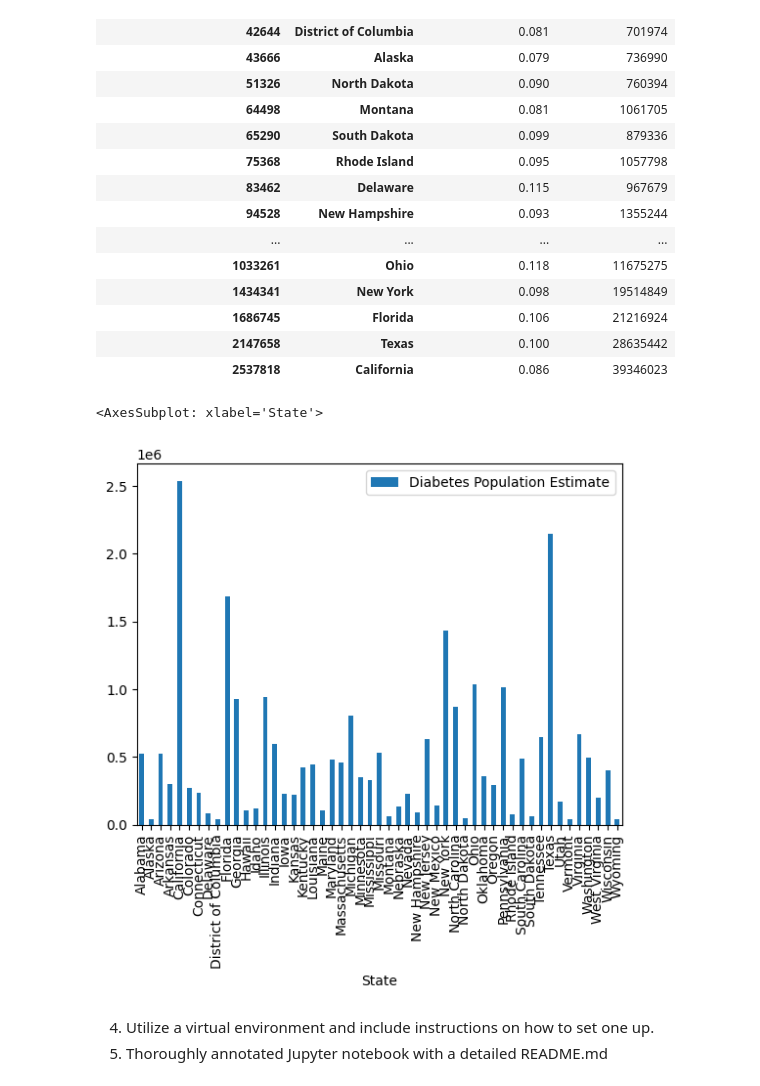
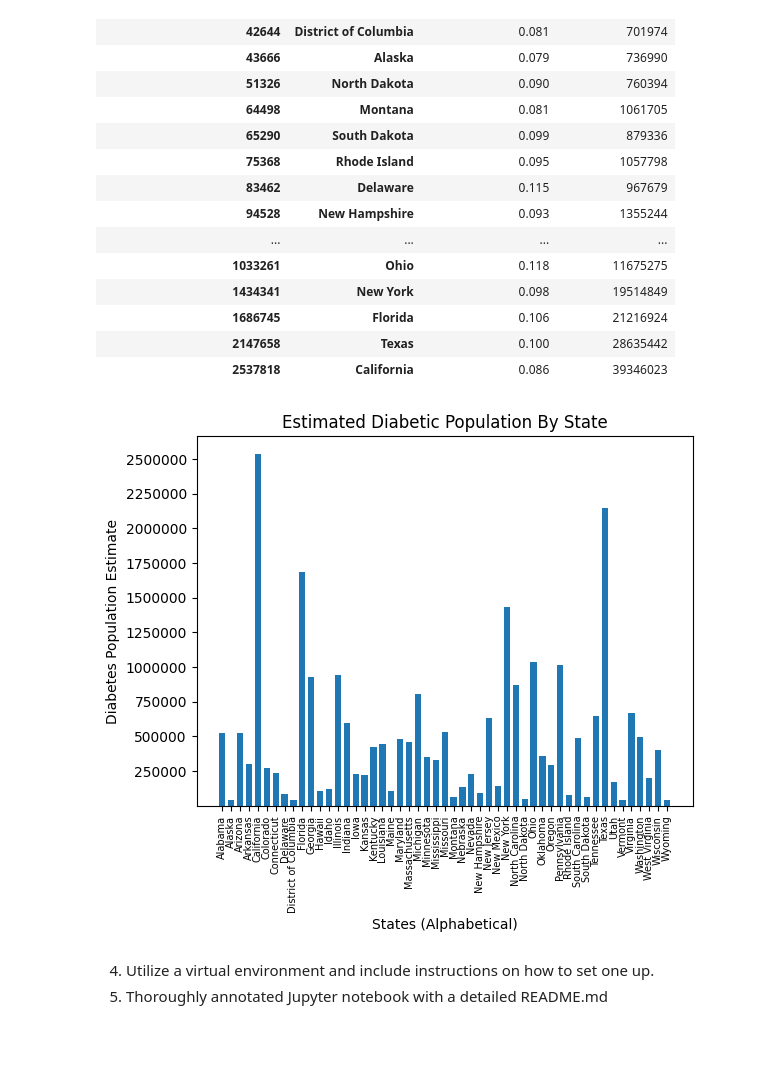
Before and after one commit to LilGotit/StateVarianceDiabetes, a Jupyter notebook: FirstDraft.ipynb, the cells around one changed output. Drawn from its saved outputs; the diff is of its cells as text; code cells hidden in the pictures; blank space fills up the shorter version.

Commit message:
adjusted pivot table and fine-tuned plot

```diff
--- a/FirstDraft.ipynb
+++ b/FirstDraft.ipynb
@@ -178,11 +180,17 @@ dfThree.pivot_table(index=["Diabetes Population Estimate", "State"], values=["Po
 | 1686745 | Florida | 0.106 | 21216924 |
 | 2147658 | Texas | 0.100 | 28635442 |
 | 2537818 | California | 0.086 | 39346023 |
-# %%
-dfThree.plot(x="State", y="Diabetes Population Estimate", kind="bar")
-# %% [output]
-<AxesSubplot: xlabel='State'>
-[figure, removed]
+# %%
+plt.bar("State", "Diabetes Population Estimate", width=0.7, data=dfThree)
+plt.xlabel("States (Alphabetical)")
+plt.xticks(fontsize=7, rotation=90)
+plt.ticklabel_format(style="plain", axis="y")
+plt.ylabel("Diabetes Population Estimate")
+plt.yticks(ticks=[250000, 500000, 750000, 1000000, 1250000, 1500000, 1750000, 2000000, 2250000, 2500000])
+plt.title("Estimated Diabetic Population By State")
+plt.show()
+# %% [output]
+[figure, added]
 # %% [markdown]
 4. Utilize a virtual environment and include instructions on how to set one up.
 5. Thoroughly annotated Jupyter notebook with a detailed README.md
```
Also changed, not shown: parts of 1 cell of this notebook.
